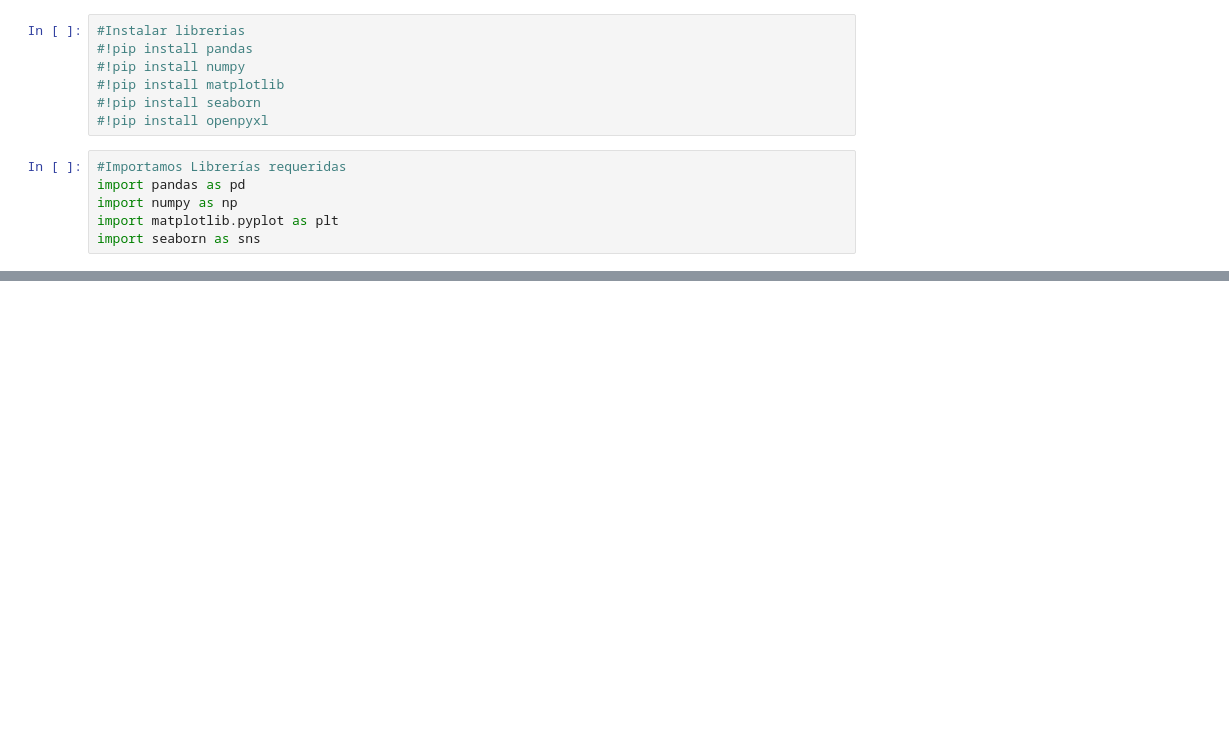
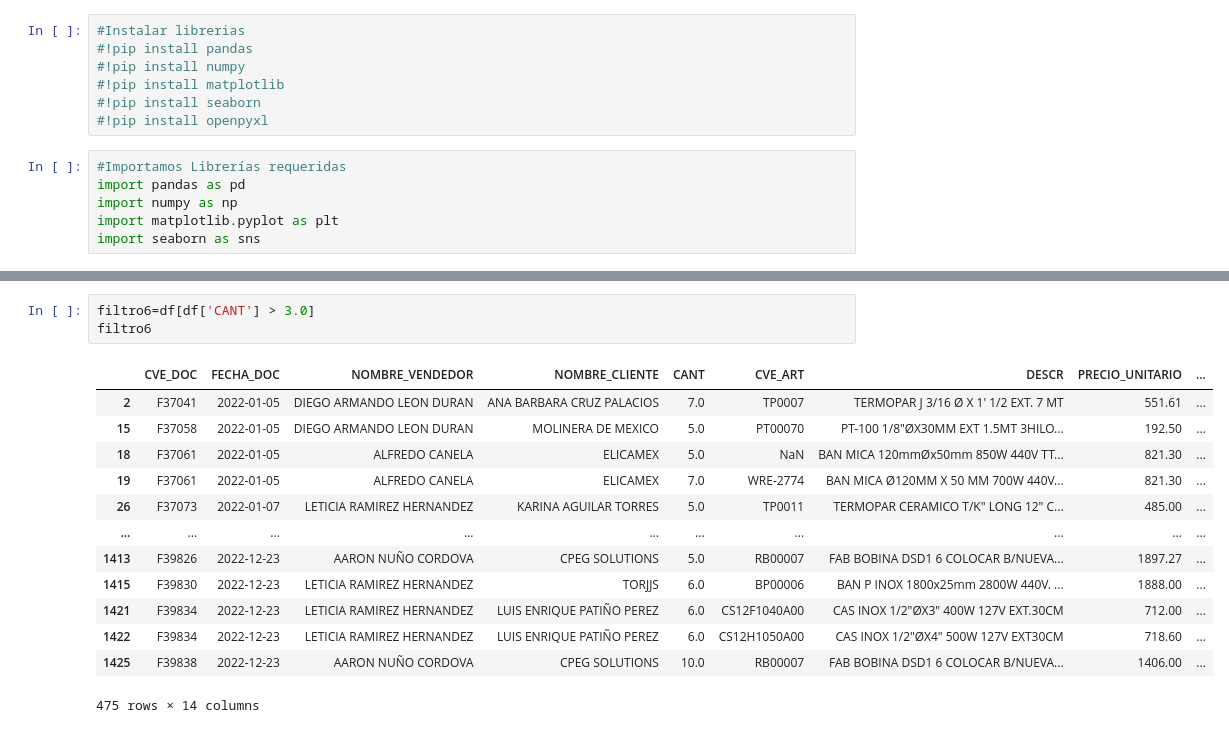
Before and after one commit to domevela31/Tarea-1-Domenica-Vela, a Jupyter notebook: Tarea1_DomeVela.ipynb, the cells around one changed output, grey strips where cells are left out. Cells and saved outputs as stored; diff of their text form; blank space fills up the shorter version.

```diff
--- a/Tarea1_DomeVela.ipynb
+++ b/Tarea1_DomeVela.ipynb
@@ -19,0 +157,17 @@ FileNotFoundError: [Errno 2] No such file or directory: 'Datos de Facturación.x
+# %%
+filtro6=df[df['CANT'] > 3.0]
+filtro6
+# %% [output]
+|  | CVE_DOC | FECHA_DOC | NOMBRE_VENDEDOR | NOMBRE_CLIENTE | CANT | CVE_ART | DESCR | PRECIO_UNITARIO | ... |
+| 2 | F37041 | 2022-01-05 | DIEGO ARMANDO LEON DURAN | ANA BARBARA CRUZ PALACIOS | 7.0 | TP0007 | TERMOPAR J 3/16 Ø X 1' 1/2 EXT. 7 MT | 551.61 | ... |
+| 15 | F37058 | 2022-01-05 | DIEGO ARMANDO LEON DURAN | MOLINERA DE MEXICO | 5.0 | PT00070 | PT-100 1/8"ØX30MM EXT 1.5MT 3HILO... | 192.50 | ... |
+| 18 | F37061 | 2022-01-05 | ALFREDO CANELA | ELICAMEX | 5.0 | NaN | BAN MICA 120mmØx50mm 850W 440V TT... | 821.30 | ... |
+| 19 | F37061 | 2022-01-05 | ALFREDO CANELA | ELICAMEX | 7.0 | WRE-2774 | BAN MICA Ø120MM X 50 MM 700W 440V... | 821.30 | ... |
+| 26 | F37073 | 2022-01-07 | LETICIA RAMIREZ HERNANDEZ | KARINA AGUILAR TORRES | 5.0 | TP0011 | TERMOPAR CERAMICO T/K" LONG 12" C... | 485.00 | ... |
+| ... | ... | ... | ... | ... | ... | ... | ... | ... | ... |
+| 1413 | F39826 | 2022-12-23 | AARON NUÑO CORDOVA | CPEG SOLUTIONS | 5.0 | RB00007 | FAB BOBINA DSD1 6 COLOCAR B/NUEVA... | 1897.27 | ... |
+| 1415 | F39830 | 2022-12-23 | LETICIA RAMIREZ HERNANDEZ | TORJJS | 6.0 | BP00006 | BAN P INOX 1800x25mm 2800W 440V. ... | 1888.00 | ... |
+| 1421 | F39834 | 2022-12-23 | LETICIA RAMIREZ HERNANDEZ | LUIS ENRIQUE PATIÑO PEREZ | 6.0 | CS12F1040A00 | CAS INOX 1/2"ØX3" 400W 127V EXT.30CM | 712.00 | ... |
+| 1422 | F39834 | 2022-12-23 | LETICIA RAMIREZ HERNANDEZ | LUIS ENRIQUE PATIÑO PEREZ | 6.0 | CS12H1050A00 | CAS INOX 1/2"ØX4" 500W 127V EXT30CM | 718.60 | ... |
+| 1425 | F39838 | 2022-12-23 | AARON NUÑO CORDOVA | CPEG SOLUTIONS | 10.0 | RB00007 | FAB BOBINA DSD1 6 COLOCAR B/NUEVA... | 1406.00 | ... |
+475 rows × 14 columns
```
Also changed, not shown: parts of 21 cells of this notebook.
